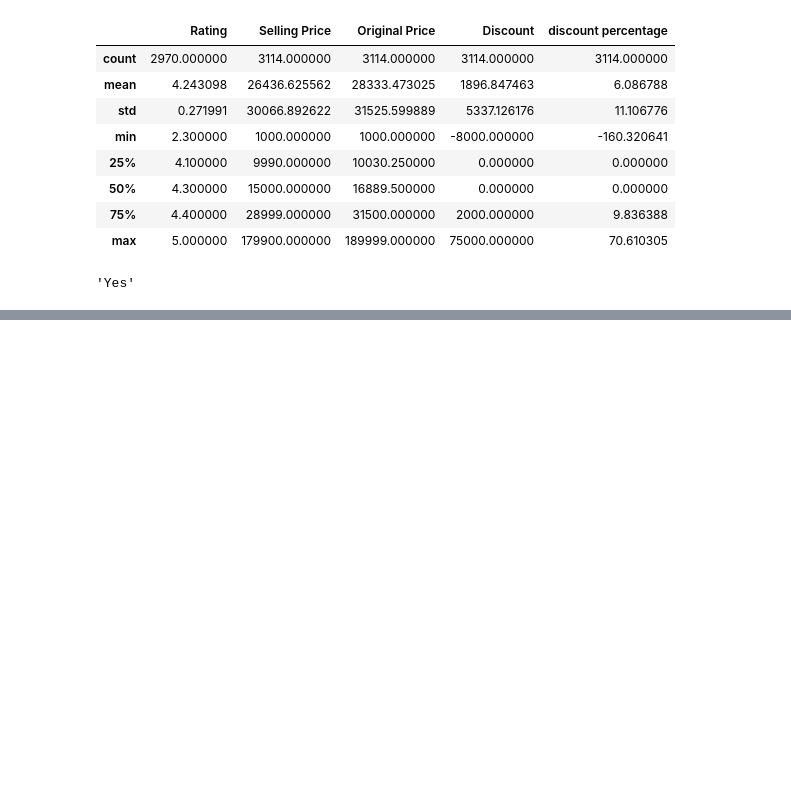
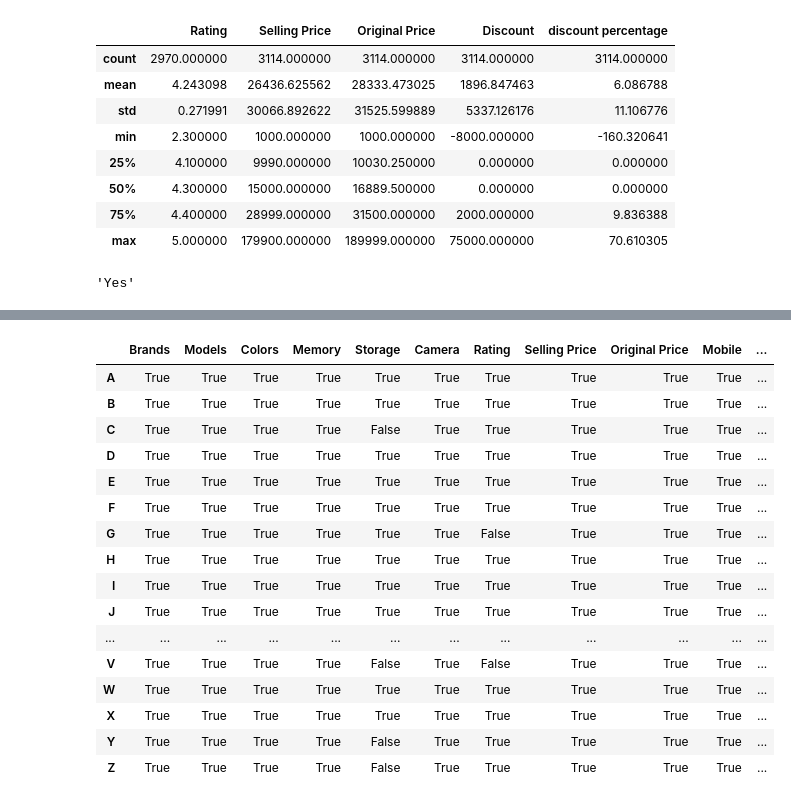
Before and after one commit to MwauraKai/pydata, a Jupyter notebook: practice.ipynb, the cells around one changed output, grey strips where cells are left out. Cells and saved outputs as stored; diff of their text form; code cells hidden in the pictures; blank space fills up the shorter version.

```diff
--- a/practice.ipynb
+++ b/practice.ipynb
@@ -103,0 +165,20 @@ sales.iloc[100,5]
+# %%
+df.notnull()
+# %% [output]
+|  | Brands | Models | Colors | Memory | Storage | Camera | Rating | Selling Price | Original Price | Mobile | ... |
+| A | True | True | True | True | True | True | True | True | True | True | ... |
+| B | True | True | True | True | True | True | True | True | True | True | ... |
+| C | True | True | True | True | False | True | True | True | True | True | ... |
+| D | True | True | True | True | True | True | True | True | True | True | ... |
+| E | True | True | True | True | True | True | True | True | True | True | ... |
+| F | True | True | True | True | True | True | True | True | True | True | ... |
+| G | True | True | True | True | True | True | False | True | True | True | ... |
+| H | True | True | True | True | True | True | True | True | True | True | ... |
+| I | True | True | True | True | True | True | True | True | True | True | ... |
+| J | True | True | True | True | True | True | True | True | True | True | ... |
+| ... | ... | ... | ... | ... | ... | ... | ... | ... | ... | ... | ... |
+| V | True | True | True | True | False | True | False | True | True | True | ... |
+| W | True | True | True | True | True | True | True | True | True | True | ... |
+| X | True | True | True | True | True | True | True | True | True | True | ... |
+| Y | True | True | True | True | False | True | True | True | True | True | ... |
+| Z | True | True | True | True | False | True | True | True | True | True | ... |
```
Also changed, not shown: parts of 12 cells of this notebook.
